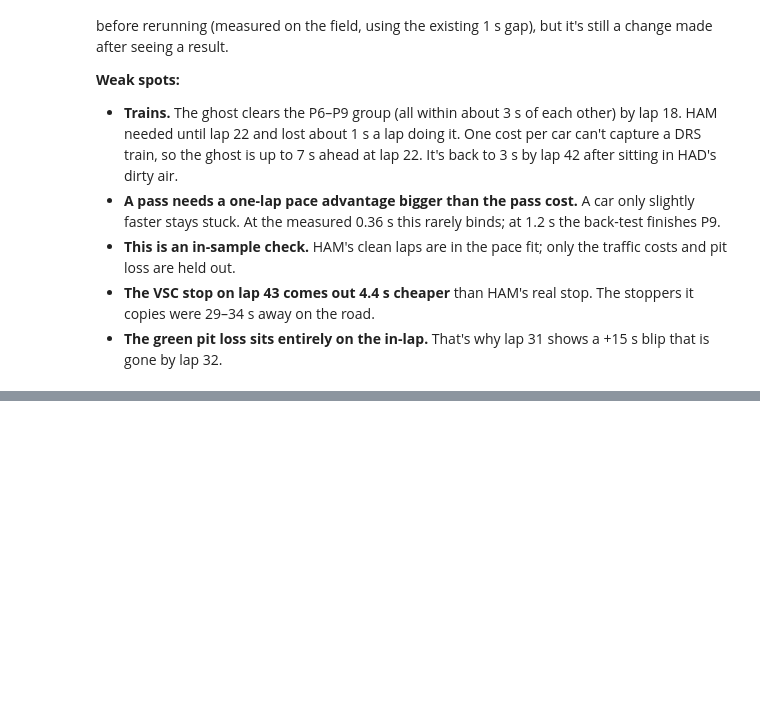
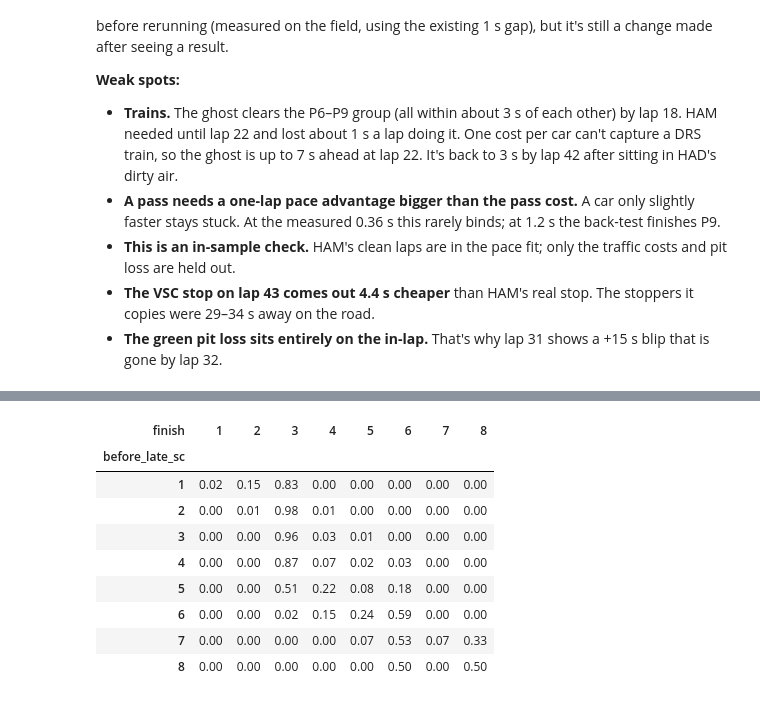
Before and after one commit to SyedTaqii/f1-2026-sepang-counterfactual, a Jupyter notebook: notebooks/sepang_counterfactual.ipynb, the cells around one changed output, grey strips where cells are left out. Drawn from its saved outputs; the diff is of its cells as text; code cells hidden in the pictures; blank space fills up the shorter version.

```diff
--- a/notebooks/sepang_counterfactual.ipynb
+++ b/notebooks/sepang_counterfactual.ipynb
@@ -279,0 +300,11 @@ Fixing both made the ghost 7 s too fast. Traffic has a second cost that the old
+# %%
+from src.monte_carlo import run, save
+
+res = run(cfg, p)
+save(res, cfg["monte_carlo"]["results_path"])
+f, a, pr = res["finish"], res["actual_strategy"], res["paired"]
+print(f"inters: expected P{f['expected']:.2f}, P(podium) {f['p_podium']:.1%}, P(win) {f['p_win']:.2%}")
+print(f"actual strategy, same draws: expected P{a['expected']:.2f}")
+print(f"paired: inters better {pr['p_better']:.1%}, same {pr['p_same']:.1%}, worse {pr['p_worse']:.1%} "
+      f"-> {pr['expected_places_gained']:+.2f} places, median {pr['time_gained_s']['median']:+.2f} s")
+pd.DataFrame({"inters": f["distribution"], "actual strategy": a["distribution"]}).fillna(0).sort_index(key=lambda i: i.astype(int))
@@ -279,0 +335,14 @@ Fixing both made the ghost 7 s too fast. Traffic has a second cost that the old
+# %%
+d = res["draws"]
+pd.crosstab(d.before_late_sc, d.finish, normalize="index").round(2)   # position at lap 42 (rows) -> at the flag
+# %% [output]
+| finish | 1 | 2 | 3 | 4 | 5 | 6 | 7 | 8 |
+| before_late_sc |  |  |  |  |  |  |  |  |
+| 1 | 0.02 | 0.15 | 0.83 | 0.00 | 0.00 | 0.00 | 0.00 | 0.00 |
+| 2 | 0.00 | 0.01 | 0.98 | 0.01 | 0.00 | 0.00 | 0.00 | 0.00 |
+| 3 | 0.00 | 0.00 | 0.96 | 0.03 | 0.01 | 0.00 | 0.00 | 0.00 |
+| 4 | 0.00 | 0.00 | 0.87 | 0.07 | 0.02 | 0.03 | 0.00 | 0.00 |
+| 5 | 0.00 | 0.00 | 0.51 | 0.22 | 0.08 | 0.18 | 0.00 | 0.00 |
+| 6 | 0.00 | 0.00 | 0.02 | 0.15 | 0.24 | 0.59 | 0.00 | 0.00 |
+| 7 | 0.00 | 0.00 | 0.00 | 0.00 | 0.07 | 0.53 | 0.07 | 0.33 |
+| 8 | 0.00 | 0.00 | 0.00 | 0.00 | 0.00 | 0.50 | 0.00 | 0.50 |
```
Also changed, not shown: parts of 4 cells of this notebook, 5 other files.
